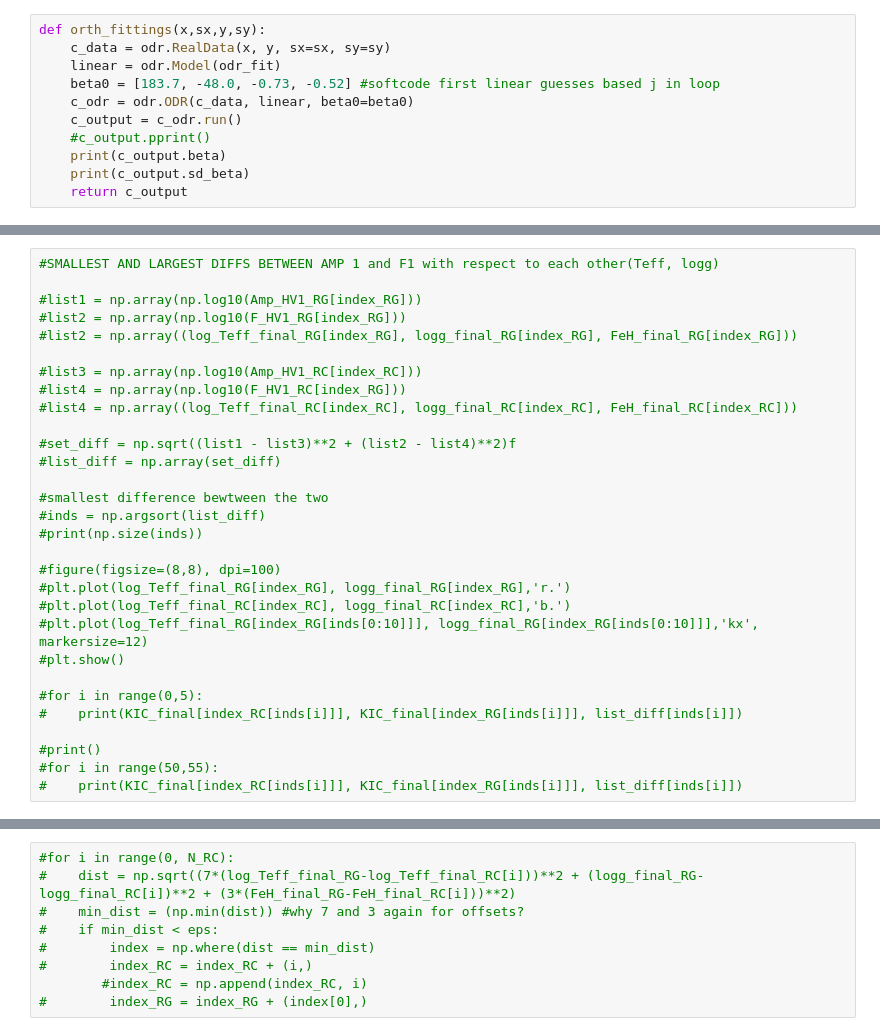
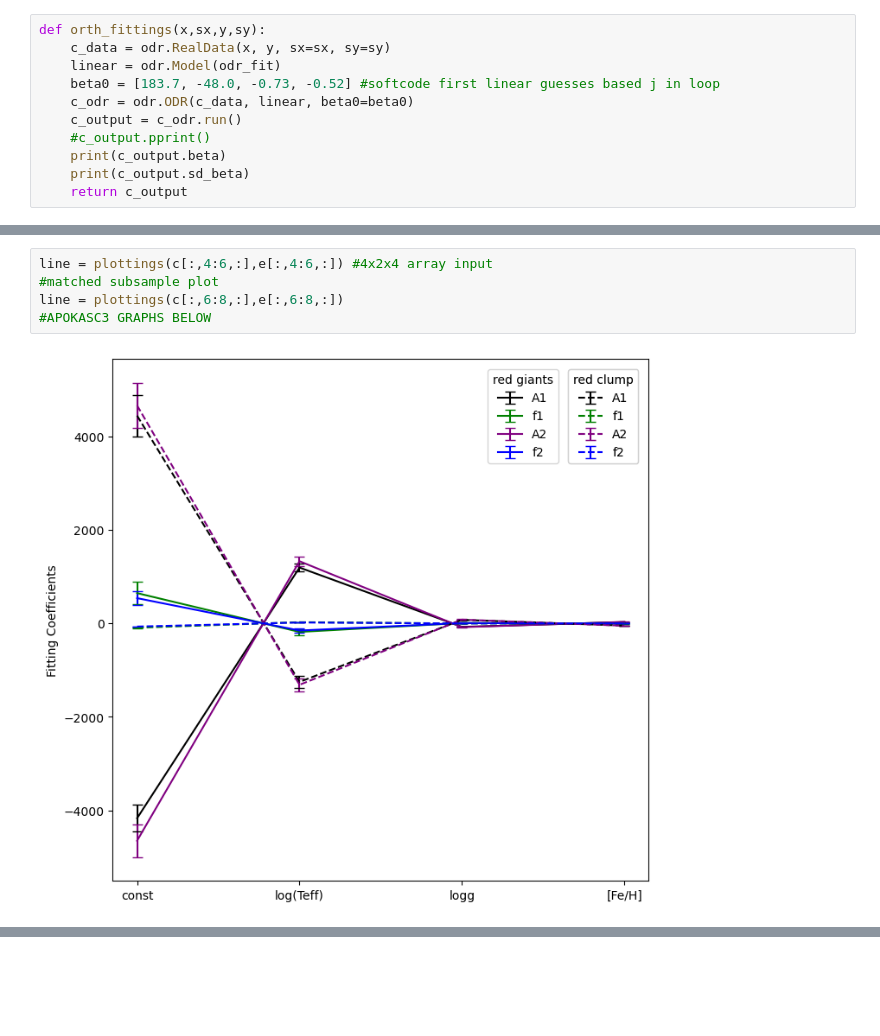
Before and after one commit to pollygecko/sharing-APOGEE_APOKASC, a Jupyter notebook: Umbrella Code for Gaia and APO3.ipynb, the cells around one changed output, grey strips where cells are left out. Saved outputs shown, nothing was run; the diff lists cells and outputs as text; blank space fills up the shorter version.

```diff
--- a/Umbrella Code for Gaia and APO3.ipynb
+++ b/Umbrella Code for Gaia and APO3.ipynb
@@ -360,30 +341,7 @@ later: 1 3 (8, 3)
 # %%
-#SMALLEST AND LARGEST DIFFS BETWEEN AMP 1 and F1 with respect to each other(Teff, logg)
-
-#list1 = np.array(np.log10(Amp_HV1_RG[index_RG]))
-#list2 = np.array(np.log10(F_HV1_RG[index_RG]))
-#list2 = np.array((log_Teff_final_RG[index_RG], logg_final_RG[index_RG], FeH_final_RG[index_RG]))
-
-#list3 = np.array(np.log10(Amp_HV1_RC[index_RC]))
-#list4 = np.array(np.log10(F_HV1_RC[index_RG]))
-#list4 = np.array((log_Teff_final_RC[index_RC], logg_final_RC[index_RC], FeH_final_RC[index_RC]))
-
-#set_diff = np.sqrt((list1 - list3)**2 + (list2 - list4)**2)f
-#list_diff = np.array(set_diff)
-
-#smallest difference bewtween the two
-#inds = np.argsort(list_diff)
-#print(np.size(inds))
-
-#figure(figsize=(8,8), dpi=100)
-#plt.plot(log_Teff_final_RG[index_RG], logg_final_RG[index_RG],'r.')
-#plt.plot(log_Teff_final_RC[index_RC], logg_final_RC[index_RC],'b.')
-#plt.plot(log_Teff_final_RG[index_RG[inds[0:10]]], logg_final_RG[index_RG[inds[0:10]]],'kx', markersize=12)
-#plt.show()
-
-#for i in range(0,5):
-#    print(KIC_final[index_RC[inds[i]]], KIC_final[index_RG[inds[i]]], list_diff[inds[i]])
-
-#print()
-#for i in range(50,55):
-#    print(KIC_final[index_RC[inds[i]]], KIC_final[index_RG[inds[i]]], list_diff[inds[i]])
+line = plottings(c[:,4:6,:],e[:,4:6,:]) #4x2x4 array input
+#matched subsample plot
+line = plottings(c[:,6:8,:],e[:,6:8,:])
+#APOKASC3 GRAPHS BELOW
+# %% [output]
+[figure, added]
@@ -390,9 +348,0 @@ later: 1 3 (8, 3)
-# %%
-#for i in range(0, N_RC):
-#    dist = np.sqrt((7*(log_Teff_final_RG-log_Teff_final_RC[i]))**2 + (logg_final_RG-logg_final_RC[i])**2 + (3*(FeH_final_RG-FeH_final_RC[i]))**2)
-#    min_dist = (np.min(dist)) #why 7 and 3 again for offsets?
-#    if min_dist < eps:
-#        index = np.where(dist == min_dist)
-#        index_RC = index_RC + (i,)
-        #index_RC = np.append(index_RC, i)
-#        index_RG = index_RG + (index[0],)
```
Also changed, not shown: parts of 6 cells of this notebook.
